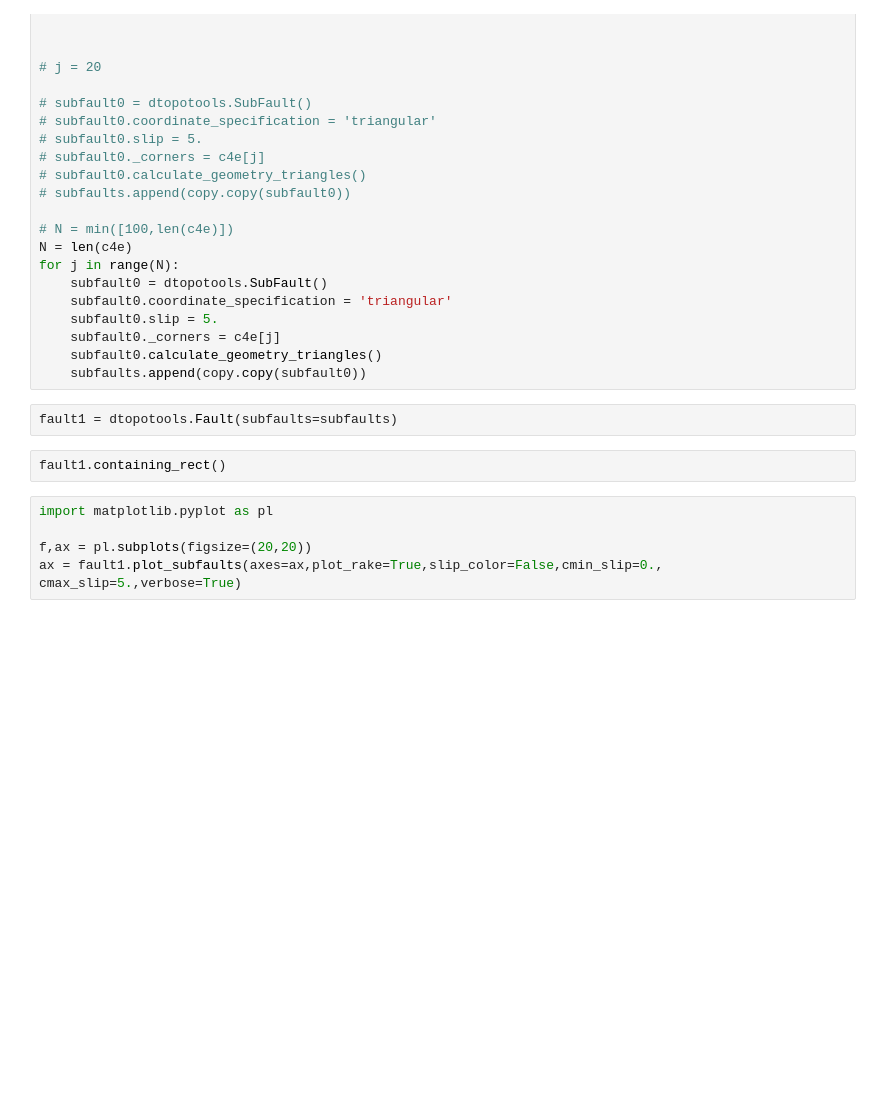
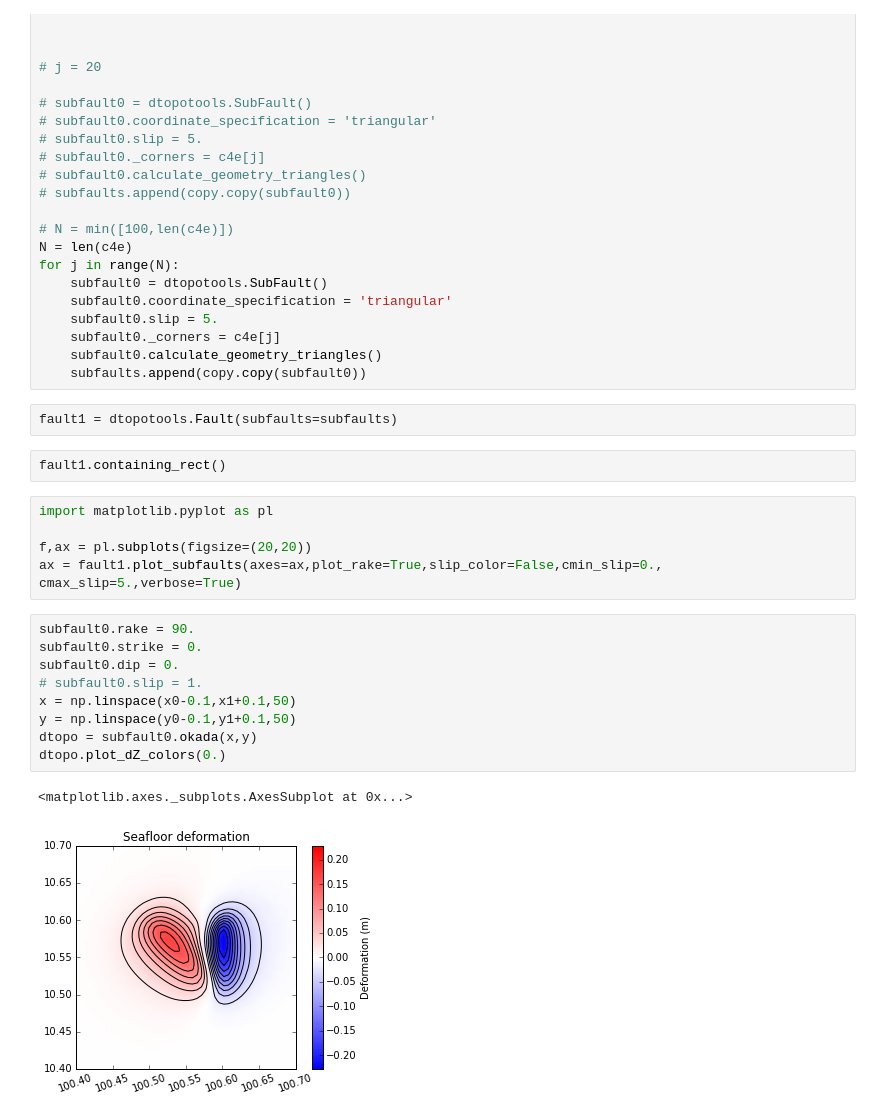
Before and after one commit to rjleveque/dtopotools_triangular_test, a Jupyter notebook: Triangular_faults_test.ipynb, the cells around one changed output. Drawn from its saved outputs; the diff is of its cells as text; blank space fills up the shorter version.

```diff
--- a/Triangular_faults_test.ipynb
+++ b/Triangular_faults_test.ipynb
@@ -345,3 +382,15 @@ import matplotlib.pyplot as pl
 
 f,ax = pl.subplots(figsize=(20,20))
 ax = fault1.plot_subfaults(axes=ax,plot_rake=True,slip_color=False,cmin_slip=0., cmax_slip=5.,verbose=True)
+# %%
+subfault0.rake = 90.
+subfault0.strike = 0.
+subfault0.dip = 0.
+# subfault0.slip = 1.
+x = np.linspace(x0-0.1,x1+0.1,50)
+y = np.linspace(y0-0.1,y1+0.1,50)
+dtopo = subfault0.okada(x,y)
+dtopo.plot_dZ_colors(0.)
+# %% [output]
+<matplotlib.axes._subplots.AxesSubplot at 0x...>
+[figure, added]
```
Also changed, not shown: parts of 23 cells of this notebook, 1 other file.
